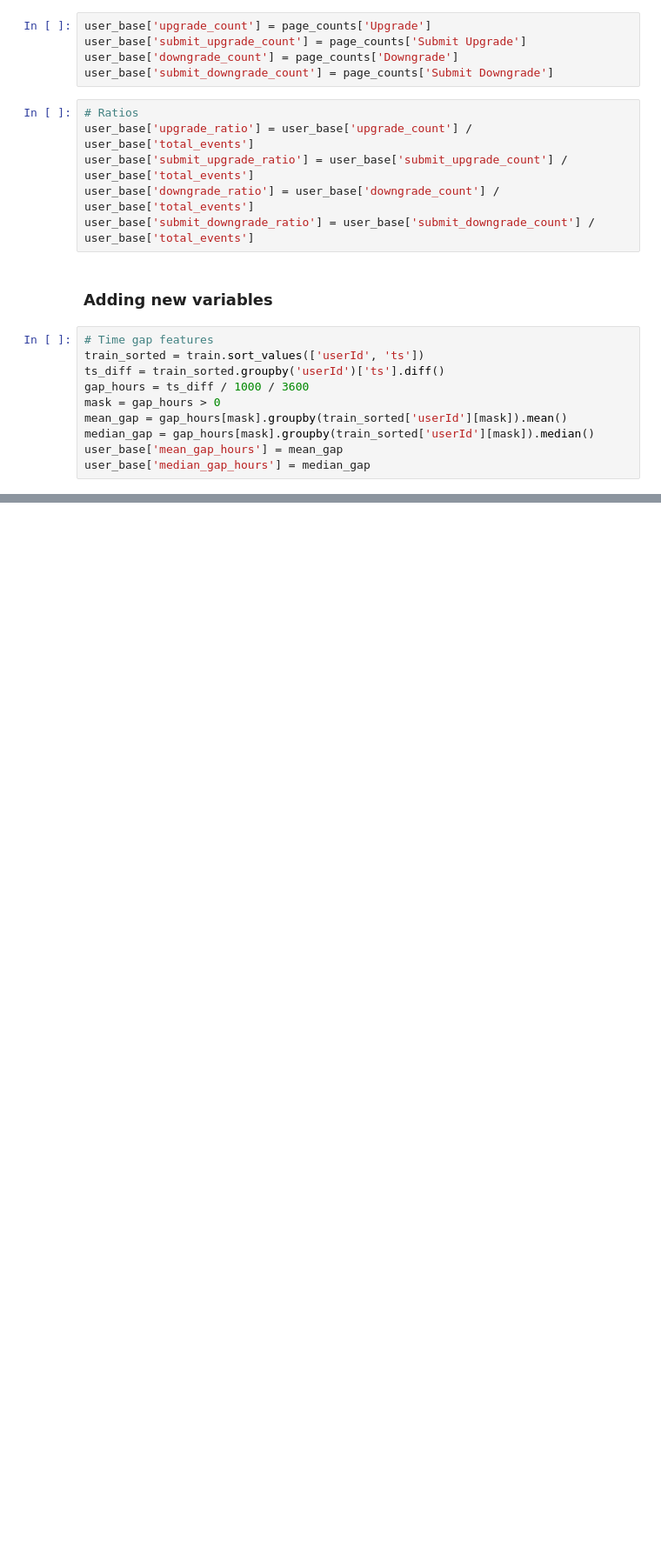
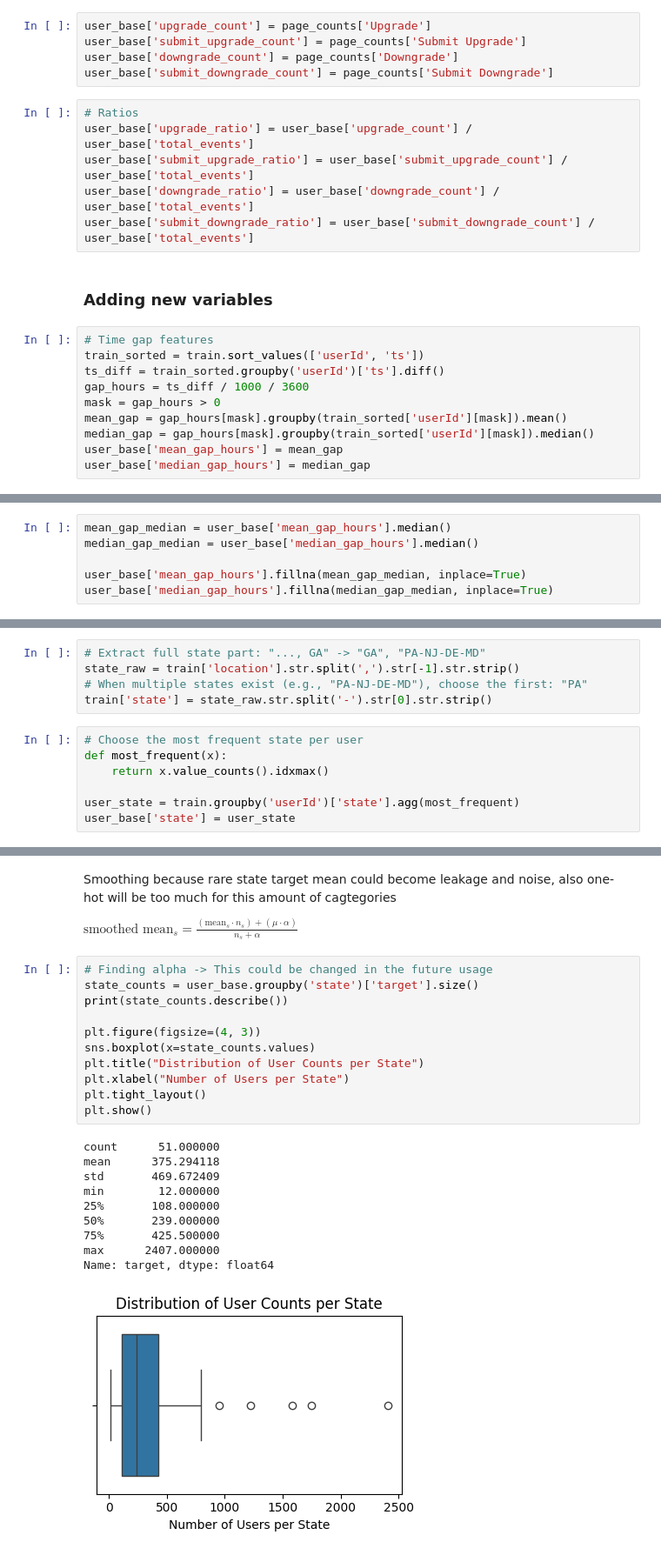
Before and after one commit to Conni2/churn_python, a Jupyter notebook: churn.ipynb, the cells around one changed output, grey strips where cells are left out. Shown at 87% size. Saved outputs shown, nothing was run; the diff lists cells and outputs as text; blank space fills up the shorter version.

```diff
--- a/churn.ipynb
+++ b/churn.ipynb
@@ -610,0 +634,6 @@ user_base['median_gap_hours'] = median_gap
+# %%
+mean_gap_median = user_base['mean_gap_hours'].median()
+median_gap_median = user_base['median_gap_hours'].median()
+
+user_base['mean_gap_hours'].fillna(mean_gap_median, inplace=True)
+user_base['median_gap_hours'].fillna(median_gap_median, inplace=True)
@@ -610,0 +642,12 @@ user_base['median_gap_hours'] = median_gap
+# %%
+# Extract full state part: "..., GA" -> "GA", "PA-NJ-DE-MD"
+state_raw = train['location'].str.split(',').str[-1].str.strip()
+# When multiple states exist (e.g., "PA-NJ-DE-MD"), choose the first: "PA"
+train['state'] = state_raw.str.split('-').str[0].str.strip()
+# %%
+# Choose the most frequent state per user
+def most_frequent(x):
+    return x.value_counts().idxmax()
+
+user_state = train.groupby('userId')['state'].agg(most_frequent)
+user_base['state'] = user_state
@@ -610,0 +662,26 @@ user_base['median_gap_hours'] = median_gap
+# %% [markdown]
+Smoothing because rare state target mean could become leakage and noise, also one-hot will be too much for this amount of cagtegories
+
+$ \text{smoothed mean}_{s} =\frac{(\text{mean}_{s} \cdot n_{s}) + (\mu \cdot \alpha)}{n_{s} + \alpha} $
+# %%
+# Finding alpha -> This could be changed in the future usage
+state_counts = user_base.groupby('state')['target'].size()
+print(state_counts.describe())
+
+plt.figure(figsize=(4, 3))
+sns.boxplot(x=state_counts.values)
+plt.title("Distribution of User Counts per State")
+plt.xlabel("Number of Users per State")
+plt.tight_layout()
+plt.show()
+# %% [output]
+count      51.000000
+mean      375.294118
+std       469.672409
+min        12.000000
+25%       108.000000
+50%       239.000000
+75%       425.500000
+max      2407.000000
+Name: target, dtype: float64
+[figure, added]
```
Also changed, not shown: parts of 27 cells of this notebook.
